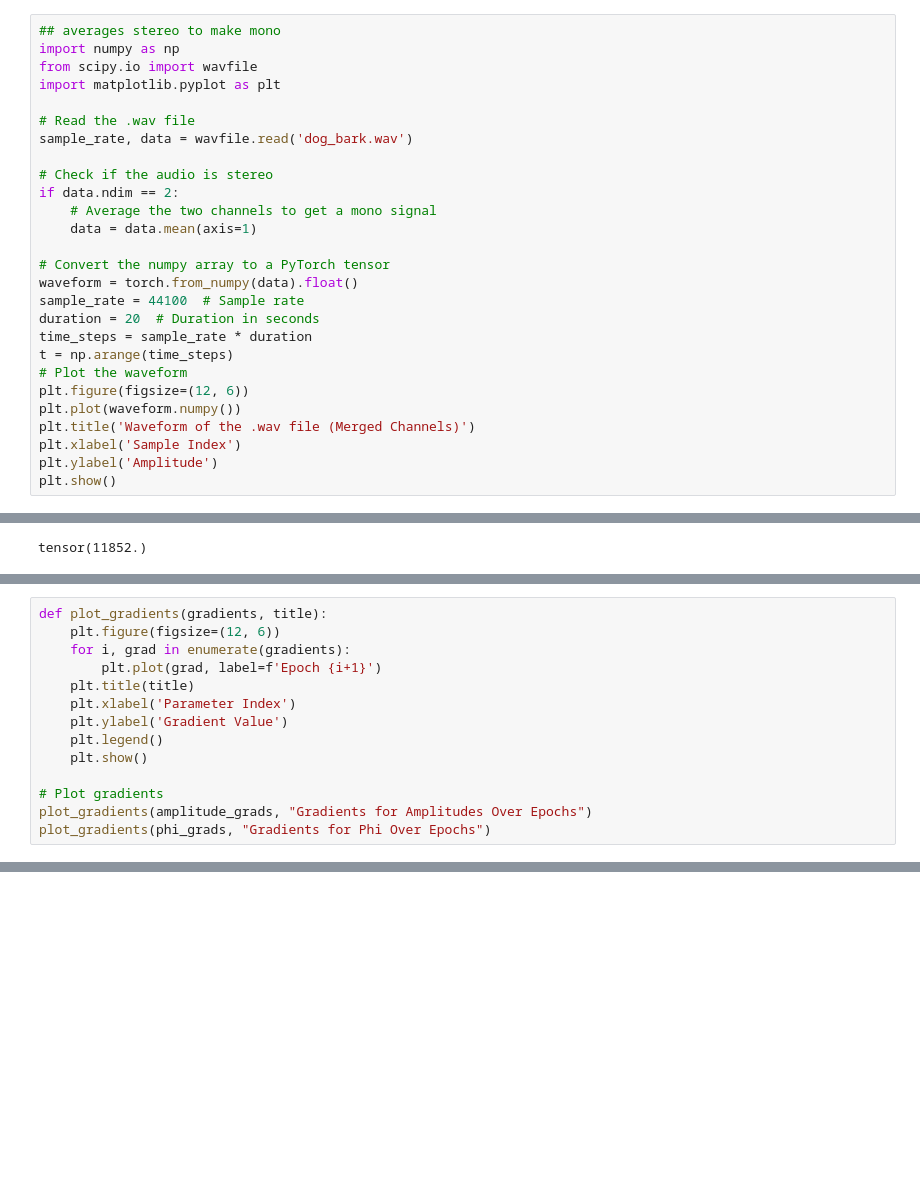
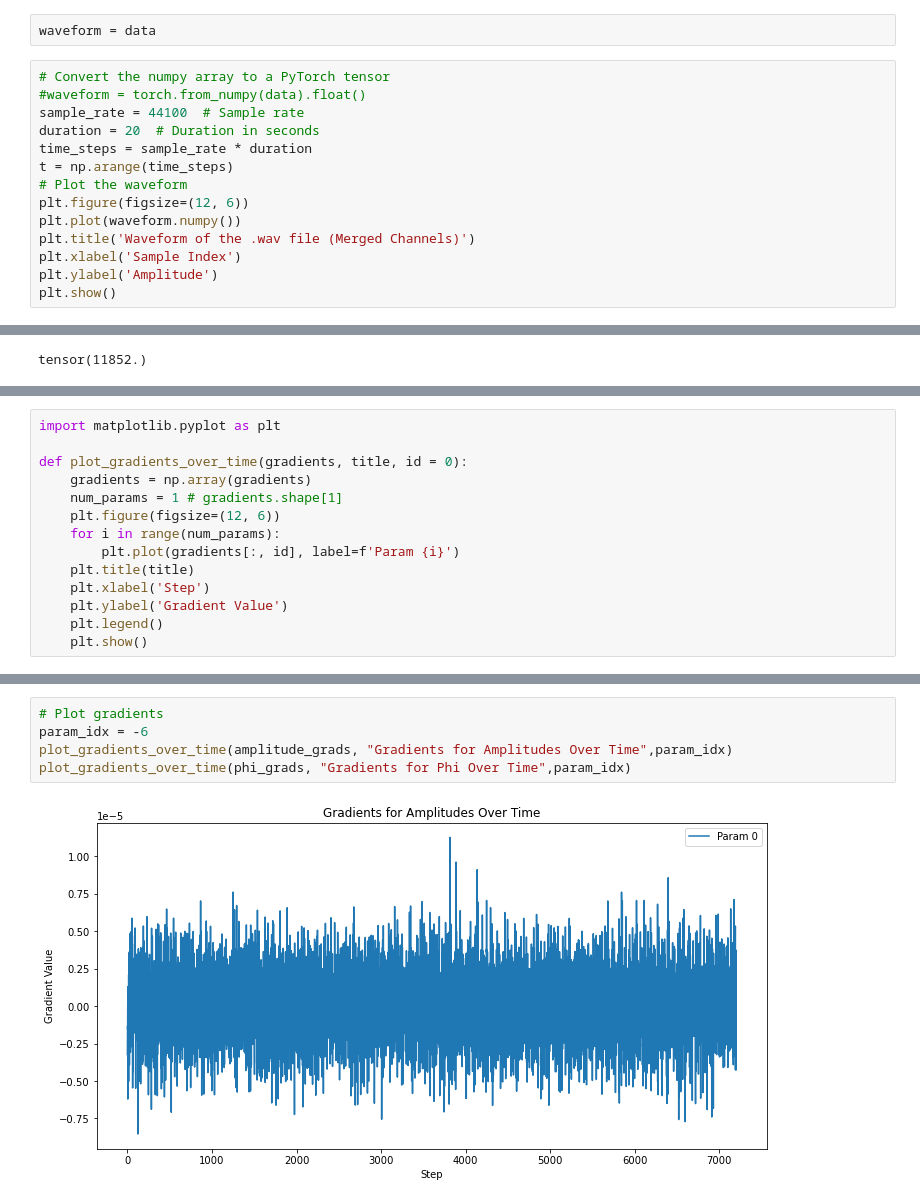
Before and after one commit to dallingordon/CSN, a Jupyter notebook: 44k.ipynb, the cells around one changed output, grey strips where cells are left out. Cells and saved outputs as stored; diff of their text form; blank space fills up the shorter version.

```diff
--- a/44k.ipynb
+++ b/44k.ipynb
@@ -189,19 +204,8 @@ tensor([0.5778, 1.5183, 0.0905, 0.2225, 0.9449, 0.5228, 0.3808, 0.6107, 1.1735,
+# %%
+waveform = data
 # %%
-## averages stereo to make mono
-import numpy as np
-from scipy.io import wavfile
-import matplotlib.pyplot as plt
-
-# Read the .wav file
-sample_rate, data = wavfile.read('dog_bark.wav')
-
-# Check if the audio is stereo
-if data.ndim == 2:
-    # Average the two channels to get a mono signal
-    data = data.mean(axis=1)
-
 # Convert the numpy array to a PyTorch tensor
-waveform = torch.from_numpy(data).float()
+#waveform = torch.from_numpy(data).float()
 sample_rate = 44100  # Sample rate
 duration = 20  # Duration in seconds
 time_steps = sample_rate * duration
@@ -386,14 +386,14 @@ Finished Training
 # %%
-def plot_gradients(gradients, title):
+import matplotlib.pyplot as plt
+
+def plot_gradients_over_time(gradients, title, id = 0):
+    gradients = np.array(gradients)
+    num_params = 1 # gradients.shape[1]
     plt.figure(figsize=(12, 6))
-    for i, grad in enumerate(gradients):
-        plt.plot(grad, label=f'Epoch {i+1}')
+    for i in range(num_params):
+        plt.plot(gradients[:, id], label=f'Param {i}')
     plt.title(title)
-    plt.xlabel('Parameter Index')
+    plt.xlabel('Step')
     plt.ylabel('Gradient Value')
     plt.legend()
     plt.show()
-
-# Plot gradients
-plot_gradients(amplitude_grads, "Gradients for Amplitudes Over Epochs")
-plot_gradients(phi_grads, "Gradients for Phi Over Epochs")
@@ -402,0 +400,7 @@ plot_gradients(phi_grads, "Gradients for Phi Over Epochs")
+# %%
+# Plot gradients
+param_idx = -6
+plot_gradients_over_time(amplitude_grads, "Gradients for Amplitudes Over Time",param_idx)
+plot_gradients_over_time(phi_grads, "Gradients for Phi Over Time",param_idx)
+# %% [output]
+[figure, added]
```
Also changed, not shown: parts of 13 cells of this notebook, 2 other files.
